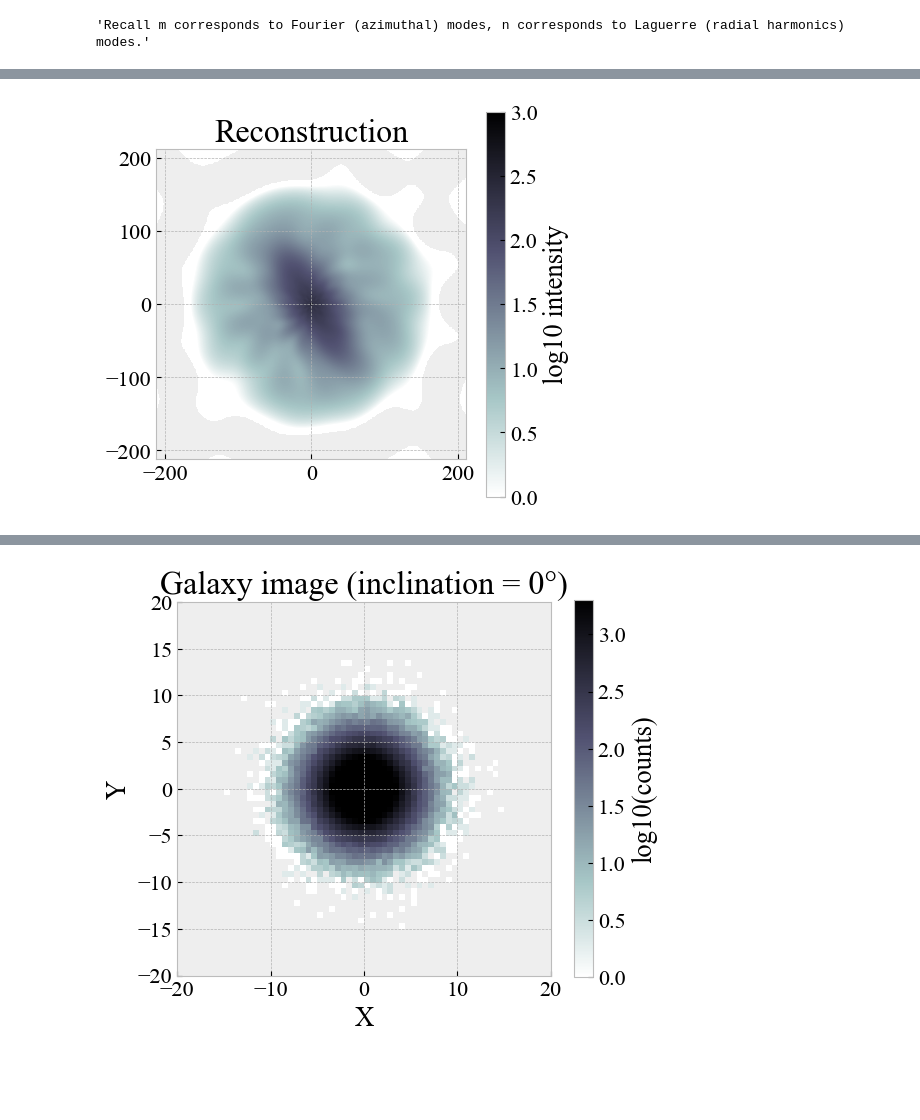
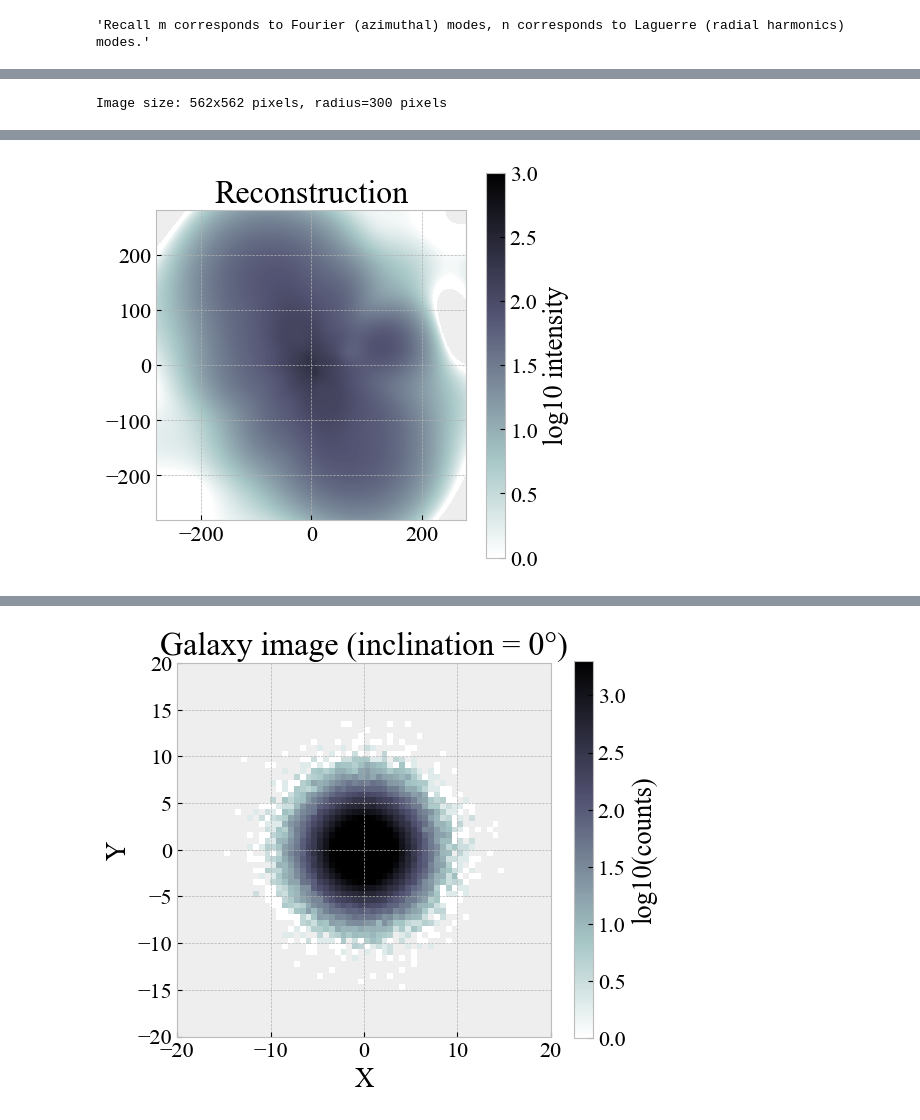
Before and after one commit to meganhmartinez/Sonification, a Jupyter notebook: Expansions.ipynb, the cells around one changed output, grey strips where cells are left out. Drawn from its saved outputs; the diff is of its cells as text; code cells hidden in the pictures; blank space fills up the shorter version.

```diff
--- a/Expansions.ipynb
+++ b/Expansions.ipynb
@@ -181,14 +183,14 @@ Amn (rows = n, columns = m):
 # %%
-rmax= 212
+rmax= 281
 
 #Load the image as a 2D float array
-file = "99129.jpg"
+file = "wa2.jpeg"
 gray = np.array(Image.open(file).convert("L"), dtype=float)  # shape (h, w)
 
 h, w = gray.shape
 cx, cy = w//2, h//2
-radius = 150  # in pixels
-
+radius = 300  # in pixels
+print(f"Image size: {w}x{h} pixels, radius={radius} pixels")
 # Build the circular mask
 y, x = np.indices((h,w))
 mask = (x - cx)**2 + (y - cy)**2 <= radius**2
@@ -224,8 +226,8 @@ D.x_centers = x_centers
 D.y_centers = y_centers
 
 # Expand & reconstruct just as you wrote originally
-mmax, nmax = 14, 10
-E1 = D.make_expansion(mmax, nmax, 15, noisy=False)
+mmax, nmax = 8, 8
+E1 = D.make_expansion(mmax, nmax, 40, noisy=False)
 E1.laguerre_reconstruction(D.r, D.p)
 
 # Histogram back & plot
@@ -253,4 +255,70 @@ plt.imshow(np.log10(np.where(recon_img>0, recon_img, np.nan)), cmap='bone_r',
 plt.colorbar(label='log10 intensity')
 plt.title("Reconstruction")
 plt.show()
+np.set_printoptions(suppress=True)
+c = E1.coscoefs; s = E1.sincoefs
+Amn = np.sqrt(E1.coscoefs**2 +E1.sincoefs**2)
+Amn_matrix = Amn.T
+print(f"Amn (rows = n, columns = m):")
+print(np.round(Amn_matrix,0))
+
+print('reconimg=',np.sum(recon_img))
+print('Sum=',np.sum(gray),gray.shape)
+
+
+
+inc=70
+a=40
+D = DiscGalaxy(N=N*3, a=a)  # adjust N and a as needed
+D.rotate_disc(inc, 0, 120)
+D.generate_image(rmax=rmax, nbins=nbins, noiselevel=noise)
+img_orig = D.img.copy()
+
+# Replace zero pixels with NaN to avoid log10(-inf) warnings
+
+safe_img = np.where(D.img > 0, D.img, np.nan)
+log_img = np.log10(safe_img)
+
+
+"""Plotting the galaxy image"""
+
+plt.figure(figsize=(6, 5))
+plt.imshow(log_img, origin='lower', cmap='bone_r',
+        extent=[D.x_edges[0], D.x_edges[-1], D.y_edges[0], D.y_edges[-1]])
+plt.colorbar(label='log10(counts)')
+plt.title(f"Galaxy image (inclination = {inc}°)")
+plt.xlabel("X")
+plt.ylabel("Y")
+plt.tight_layout()
+plt.show()
+
+
+
+E1 = D.make_expansion(mmax,nmax,a*1.5,noisy=False) # Expanding the image
+c = E1.coscoefs; s = E1.sincoefs
+Amndisc = np.sqrt(E1.coscoefs**2 +E1.sincoefs**2)
+Amndisc_matrix = Amndisc.T
+print(f"Amn inc= {inc} (rows = n, columns = m):")
+print(np.round(Amndisc_matrix,0))
+
+
+figure = plt.figure()
+axes = figure.add_subplot(111)
+Amndiff=Amn_matrix-Amndisc_matrix
+print("Amn difference (rows = n, columns = m):")
+print(np.round(Amndiff,0))
+
+
+
+norm = colors.TwoSlopeNorm(
+    vmin=-Amndiff.max(),   # most negative maps to one end
+    vcenter=0,            # zero maps to center (white)
+    vmax=Amndiff.max()    # most positive maps to the other end
+)
+
+caxes = axes.matshow(Amndiff, interpolation ='nearest',norm=norm, cmap=divergent)
+figure.colorbar(caxes)
+
+axes.set_title(f"Amn difference Simulation vs Image")
 # %% [output]
+Image size: 562x562 pixels, radius=300 pixels
@@ -258 +326 @@ plt.show()
-[figure, old version]
+[figure, new version]
```
Also changed, not shown: parts of 3 cells of this notebook, 6 other files.
